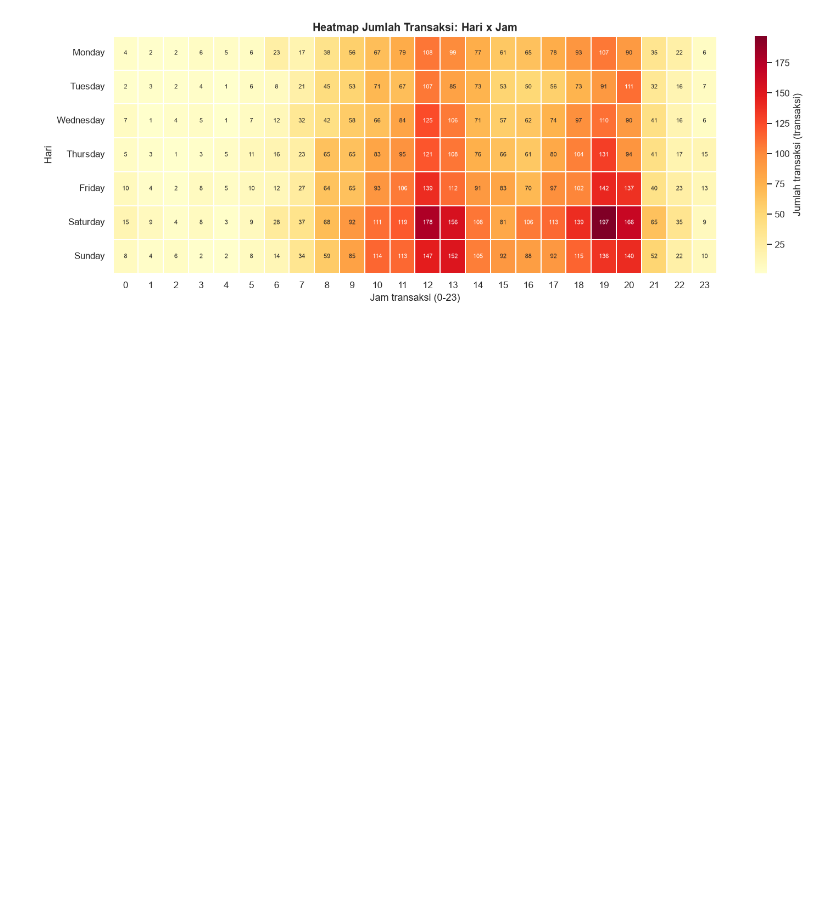
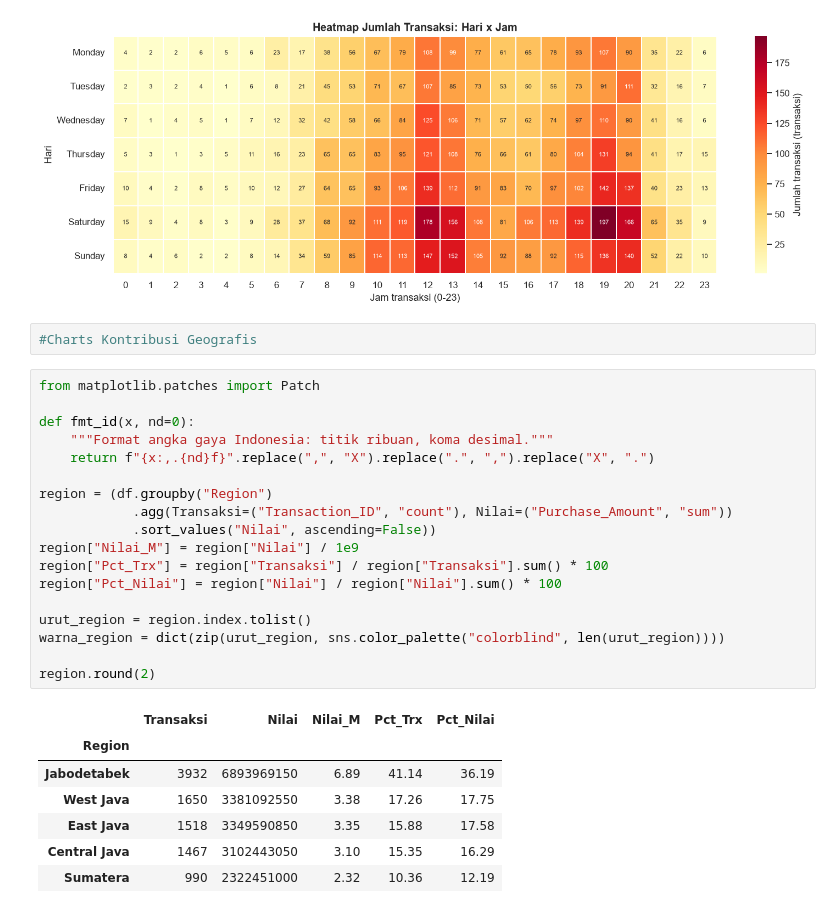
Before and after one commit to roxymayford/Project-Machine-Learning-, a Jupyter notebook: TugasBagianC.ipynb, the cells around one changed output. Cells and saved outputs as stored; diff of their text form; blank space fills up the shorter version.

```diff
--- a/TugasBagianC.ipynb
+++ b/TugasBagianC.ipynb
@@ -89,3 +91,31 @@ plt.savefig("charts/H1_heatmap_hari_jam.png", dpi=300, bbox_inches="tight")
 plt.show()
 # %% [output]
 [figure]
+# %%
+#Charts Kontribusi Geografis
+# %%
+from matplotlib.patches import Patch
+
+def fmt_id(x, nd=0):
+    """Format angka gaya Indonesia: titik ribuan, koma desimal."""
+    return f"{x:,.{nd}f}".replace(",", "X").replace(".", ",").replace("X", ".")
+
+region = (df.groupby("Region")
+            .agg(Transaksi=("Transaction_ID", "count"), Nilai=("Purchase_Amount", "sum"))
+            .sort_values("Nilai", ascending=False))
+region["Nilai_M"] = region["Nilai"] / 1e9
+region["Pct_Trx"] = region["Transaksi"] / region["Transaksi"].sum() * 100
+region["Pct_Nilai"] = region["Nilai"] / region["Nilai"].sum() * 100
+
+urut_region = region.index.tolist()
+warna_region = dict(zip(urut_region, sns.color_palette("colorblind", len(urut_region))))
+
+region.round(2)
+# %% [output]
+|  | Transaksi | Nilai | Nilai_M | Pct_Trx | Pct_Nilai |
+| Region |  |  |  |  |  |
+| Jabodetabek | 3932 | 6893969150 | 6.89 | 41.14 | 36.19 |
+| West Java | 1650 | 3381092550 | 3.38 | 17.26 | 17.75 |
+| East Java | 1518 | 3349590850 | 3.35 | 15.88 | 17.58 |
+| Central Java | 1467 | 3102443050 | 3.10 | 15.35 | 16.29 |
+| Sumatera | 990 | 2322451000 | 2.32 | 10.36 | 12.19 |
```
Also changed, not shown: parts of 4 cells of this notebook, 2 other files.
